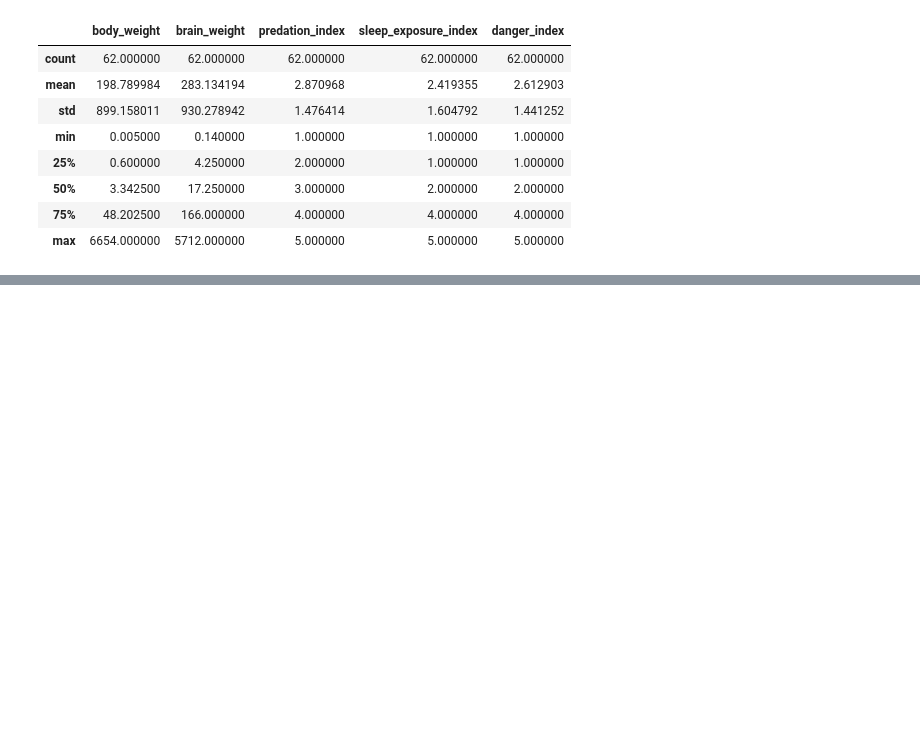
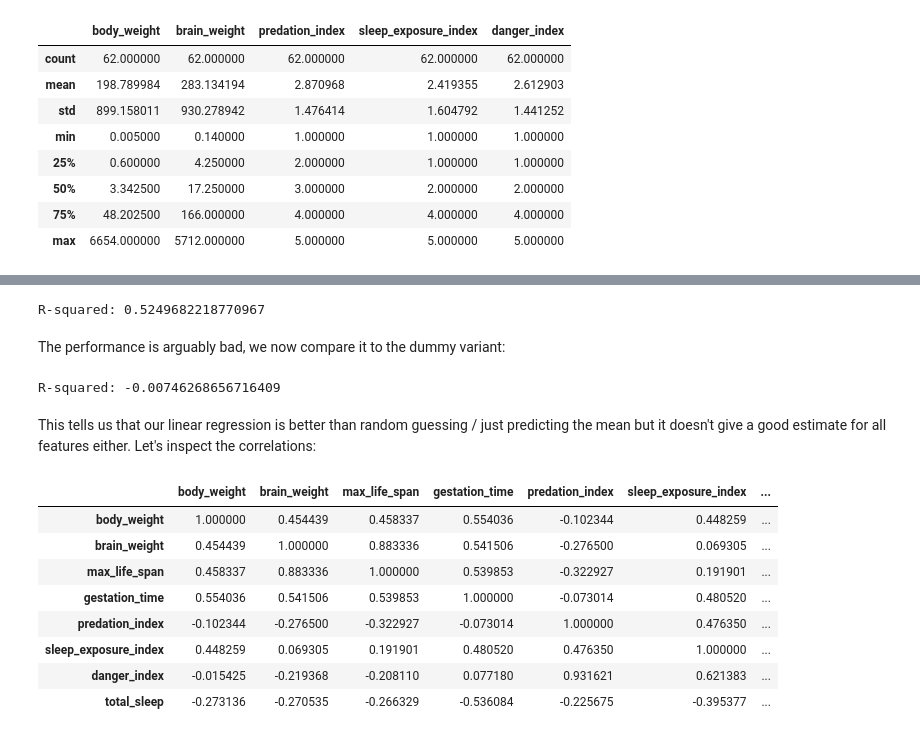
Before and after one commit to p-schulte/data_science_projects, a Jupyter notebook: sleep_data/notebook.ipynb, the cells around one changed output, grey strips where cells are left out. Saved outputs shown, nothing was run; the diff lists cells and outputs as text; code cells hidden in the pictures; blank space fills up the shorter version.

```diff
--- a/sleep_data/notebook.ipynb
+++ b/sleep_data/notebook.ipynb
@@ -85,3 +189,70 @@ Usually this would be NaN or missing data, in this case they specified them to b
 # %%
-# Idea/Exercise 1: a tiger only knows some X features of the dataset table and wants to predict some Y feature. For example a tiger only knows all features except how exposed an animal is during it's sleep and wants to estimate that such that it can find the animal sleeping during the night. However, since all animals start sleeping at the same time, the tiger can only focus on animals that do not wake up earlier than the tiger. The tiger sleeps about 5 hours
-# TODO
+# Idea/Exercise 1: a tiger only knows some X features of the dataset table and wants to predict some feature Y. For example a tiger only knows all features except how exposed an animal is during it's sleep and wants to estimate that such that it can find the animal sleeping during the night. However, since all animals start sleeping at the same time, the tiger can only focus on animals that do not wake up earlier than the tiger. The tiger sleeps about 5 hours
+
+
+# first filter for animals that sleep longer than 5 hours:
+curr_df = del_na_rows_df[del_na_rows_df['total_sleep'] >= 5]
+
+# then split the dataframe into features and target column
+X = curr_df[['body_weight', 'brain_weight', 'max_life_span', 'gestation_time', 'predation_index', 'danger_index', 'total_sleep']]
+y = curr_df['sleep_exposure_index']
+
+# now split this into train and test dataset
+from sklearn.model_selection import train_test_split
+X_train, X_test, y_train, y_test = train_test_split(
+    X, y, test_size=0.2, random_state=42)
+
+
+# perform scaling to make all features equally important
+from sklearn.preprocessing import MinMaxScaler
+scaler = MinMaxScaler()
+X_train_scaled = scaler.fit_transform(X_train)
+X_test_scaled = scaler.transform(X_test)
+X_train = X_train_scaled
+X_test = X_test_scaled
+
+# Now we perform linear regression of the features to the target feature which is how exposed an animal sleeps, this lets the tiger assess whether or not it can find that animal unprotected.
+from sklearn.linear_model import LinearRegression
+regressor = LinearRegression()
+regressor.fit(X_train, y_train)
+
+
+# evaluate prediction
+from sklearn.metrics import r2_score
+y_pred = regressor.predict(X_test)
+
+r2 = r2_score(y_test, y_pred)
+print(f"R-squared: {r2}")
+# %% [output]
+R-squared: 0.5249682218770967
+# %% [markdown]
+The performance is arguably bad, we now compare it to the dummy variant:
+# %%
+from sklearn.dummy import DummyRegressor
+
+# perform dummy regression
+regressor = DummyRegressor()
+regressor.fit(X_train, y_train)
+
+# evaluate prediction
+from sklearn.metrics import r2_score
+y_pred = regressor.predict(X_test)
+
+r2 = r2_score(y_test, y_pred)
+print(f"R-squared: {r2}")
+# %% [output]
+R-squared: -0.00746268656716409
+# %% [markdown]
+This tells us that our linear regression is better than random guessing / just predicting the mean but it doesn't give a good estimate for all features either. Let's inspect the correlations:
+# %%
+curr_df.corr(method='pearson')
+# %% [output]
+|  | body_weight | brain_weight | max_life_span | gestation_time | predation_index | sleep_exposure_index | ... |
+| body_weight | 1.000000 | 0.454439 | 0.458337 | 0.554036 | -0.102344 | 0.448259 | ... |
+| brain_weight | 0.454439 | 1.000000 | 0.883336 | 0.541506 | -0.276500 | 0.069305 | ... |
+| max_life_span | 0.458337 | 0.883336 | 1.000000 | 0.539853 | -0.322927 | 0.191901 | ... |
+| gestation_time | 0.554036 | 0.541506 | 0.539853 | 1.000000 | -0.073014 | 0.480520 | ... |
+| predation_index | -0.102344 | -0.276500 | -0.322927 | -0.073014 | 1.000000 | 0.476350 | ... |
+| sleep_exposure_index | 0.448259 | 0.069305 | 0.191901 | 0.480520 | 0.476350 | 1.000000 | ... |
+| danger_index | -0.015425 | -0.219368 | -0.208110 | 0.077180 | 0.931621 | 0.621383 | ... |
+| total_sleep | -0.273136 | -0.270535 | -0.266329 | -0.536084 | -0.225675 | -0.395377 | ... |
```
Also changed, not shown: parts of 15 cells of this notebook, 1 other file.
